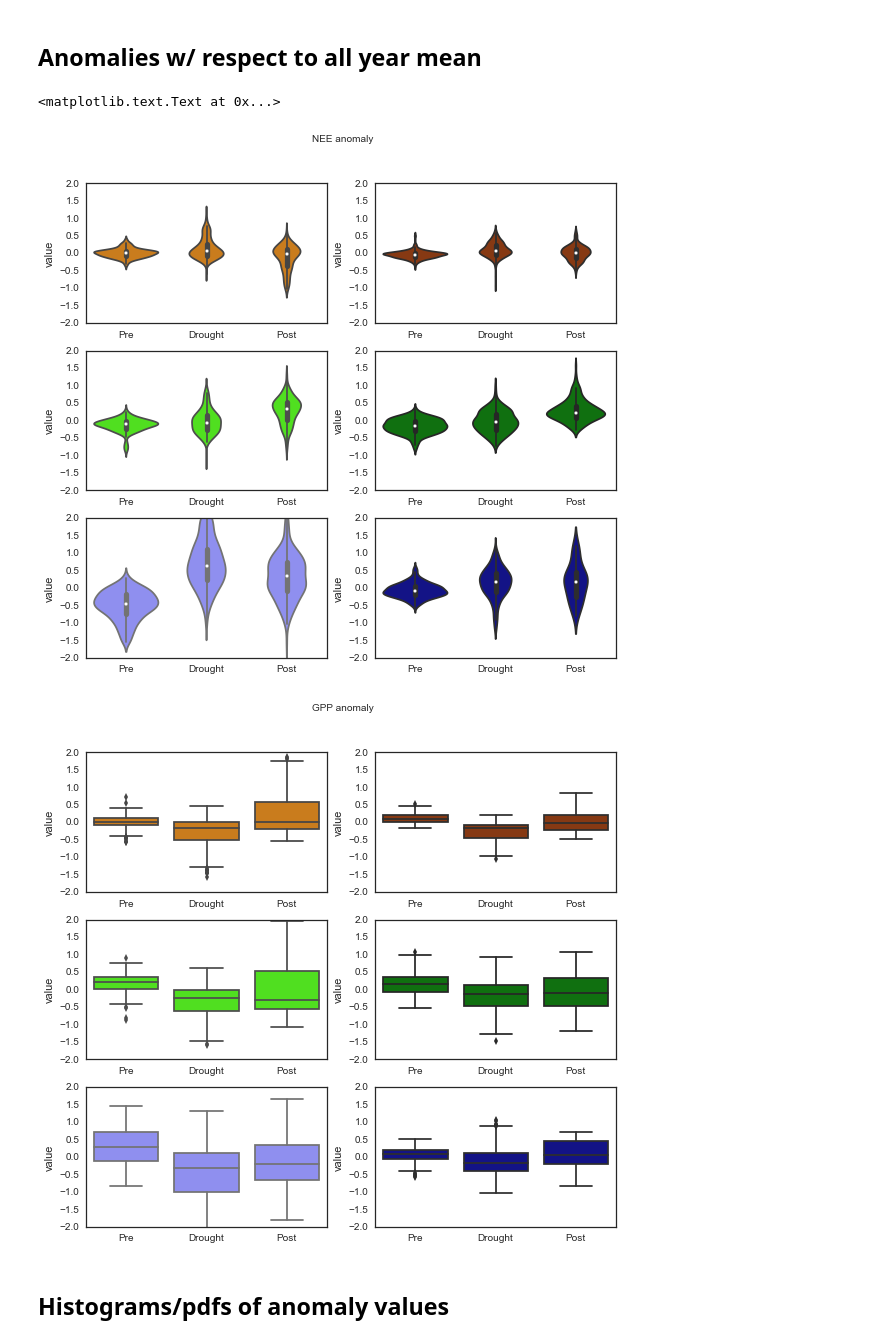
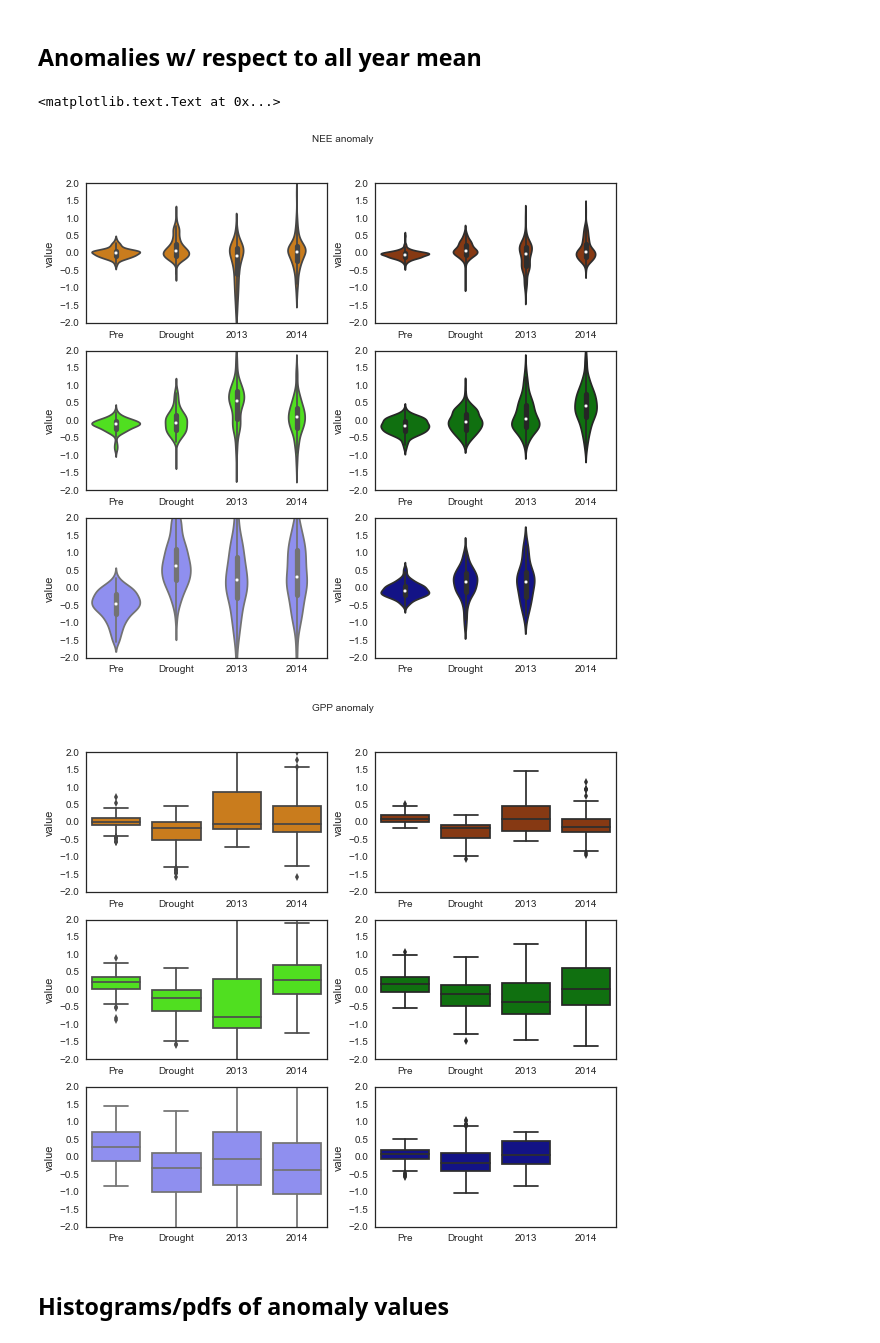
Before and after one commit to gremau/NMEG_miscellany, a Jupyter notebook: multiyear_means_and_anomaly.ipynb, the cells around one changed output. Cells and saved outputs as stored; diff of their text form; code cells hidden in the pictures.

Commit message:
Minor plotting changes

```diff
--- a/multiyear_means_and_anomaly.ipynb
+++ b/multiyear_means_and_anomaly.ipynb
@@ -256,6 +256,7 @@ def get_climatology( ser ):
     anom_norm = ser.copy()
     for i in np.unique(ser.index.year):
         # column for each year
+        climatology[ str(i) ] = raw_years[ str(i )]
         climatology[ str(i) + '_anom' ] = raw_years[ str(i )] - climatology.allyr_mean
         # entire timeseries
         anom[ anom.index.year==i ] = ser[ ser.index.year==i ] - climatology.allyr_mean[0:len(ser[ ser.index.year==i ])].values
@@ -330,10 +331,12 @@ fig = plt.figure(figsize=( 9.5, 8.5 ), dpi=150, facecolor='w', edgecolor='k')
 for i, site in enumerate(sites):
     data = fc_clim[site].iloc[90:300]
     ax = fig.add_subplot(3, 2, i+1)
-    subset = pd.melt(data[['allyr_mean','predrght_mean', 'drght_mean', 'postdrght_mean']])
+    #subset = pd.melt(data[['allyr_mean','predrght_mean', 'drght_mean', 'postdrght_mean']])
+    subset = pd.melt(data[['allyr_mean','predrght_mean', 'drght_mean', '2013', '2014']])
     sns.violinplot(x='variable', y='value', data=subset, color=nmeg_palette[i])
     ax.set_xlabel('')
-    ax.set_xticklabels(['All Years', 'Pre', 'Drought', 'Post'])
+    #ax.set_xticklabels(['All Years', 'Pre', 'Drought', 'Post'])
+    ax.set_xticklabels(['All Years', 'Pre', 'Drought', '2013', '2014'])
     ax.set_ylim([-5, 2.5])
 plt.suptitle('NEE')
 
@@ -341,10 +344,12 @@ fig = plt.figure(figsize=( 9.5, 8.5 ), dpi=150, facecolor='w', edgecolor='k')
 for i, site in enumerate(sites):
     data = gpp_clim[site].iloc[90:300]
     ax = fig.add_subplot(3, 2, i+1)
-    subset = pd.melt(data[['allyr_mean','predrght_mean', 'drght_mean', 'postdrght_mean']])
+    #subset = pd.melt(data[['allyr_mean','predrght_mean', 'drght_mean', 'postdrght_mean']])
+    subset = pd.melt(data[['allyr_mean','predrght_mean', 'drght_mean', '2013', '2014']])
     sns.boxplot(x='variable', y='value', data=subset,  color=nmeg_palette[i])
     ax.set_xlabel('')
-    ax.set_xticklabels(['All Years', 'Pre', 'Drought', 'Post'])
+    #ax.set_xticklabels(['All Years', 'Pre', 'Drought', 'Post'])
+    ax.set_xticklabels(['All Years', 'Pre', 'Drought', '2013', '2014'])
     ax.set_ylim([0, 5])
 plt.suptitle('GPP')
 # %% [output]
@@ -356,29 +361,33 @@ plt.suptitle('GPP')
 # %%
 fig = plt.figure(figsize=( 9.5, 8.5 ), dpi=150, facecolor='w', edgecolor='k')
 for i, site in enumerate(sites):
     data = fc_clim[site].iloc[90:300]
     ax = fig.add_subplot(3, 2, i+1)
-    subset = pd.melt(data[['predrght_mean_anom', 'drght_mean_anom', 'postdrght_mean_anom']])
+    #subset = pd.melt(data[['predrght_mean_anom', 'drght_mean_anom', 'postdrght_mean_anom']])
+    subset = pd.melt(data[['predrght_mean_anom', 'drght_mean_anom', '2013_anom', '2014_anom']])
     sns.violinplot(x='variable', y='value', data=subset, color=nmeg_palette[i])
     ax.set_xlabel('')
-    ax.set_xticklabels(['Pre', 'Drought', 'Post'])
+    #ax.set_xticklabels(['Pre', 'Drought', 'Post'])
+    ax.set_xticklabels(['Pre', 'Drought', '2013', '2014'])
     ax.set_ylim([-2, 2])
 plt.suptitle('NEE anomaly')
 
 fig = plt.figure(figsize=( 9.5, 8.5 ), dpi=150, facecolor='w', edgecolor='k')
 for i, site in enumerate(sites):
     data = gpp_clim[site].iloc[90:300]
     ax = fig.add_subplot(3, 2, i+1)
-    subset = pd.melt(data[['predrght_mean_anom', 'drght_mean_anom', 'postdrght_mean_anom']])
+    #subset = pd.melt(data[['predrght_mean_anom', 'drght_mean_anom', 'postdrght_mean_anom']])
+    subset = pd.melt(data[['predrght_mean_anom', 'drght_mean_anom', '2013_anom', '2014_anom']])
     sns.boxplot(x='variable', y='value', data=subset, color=nmeg_palette[i])
     ax.set_xlabel('')
-    ax.set_xticklabels(['Pre', 'Drought', 'Post'])
+    #ax.set_xticklabels(['Pre', 'Drought', 'Post'])
+    ax.set_xticklabels(['Pre', 'Drought', '2013', '2014'])
     ax.set_ylim([-2, 2])
 plt.suptitle('GPP anomaly')
 # %% [output]
 <matplotlib.text.Text at 0x...>
-[figure, old version]
+[figure, new version]
-[figure, old version]
+[figure, new version]
 # %% [markdown]
 ## Histograms/pdfs of anomaly values
 # %%
```
Also changed, not shown: parts of 6 cells of this notebook.
